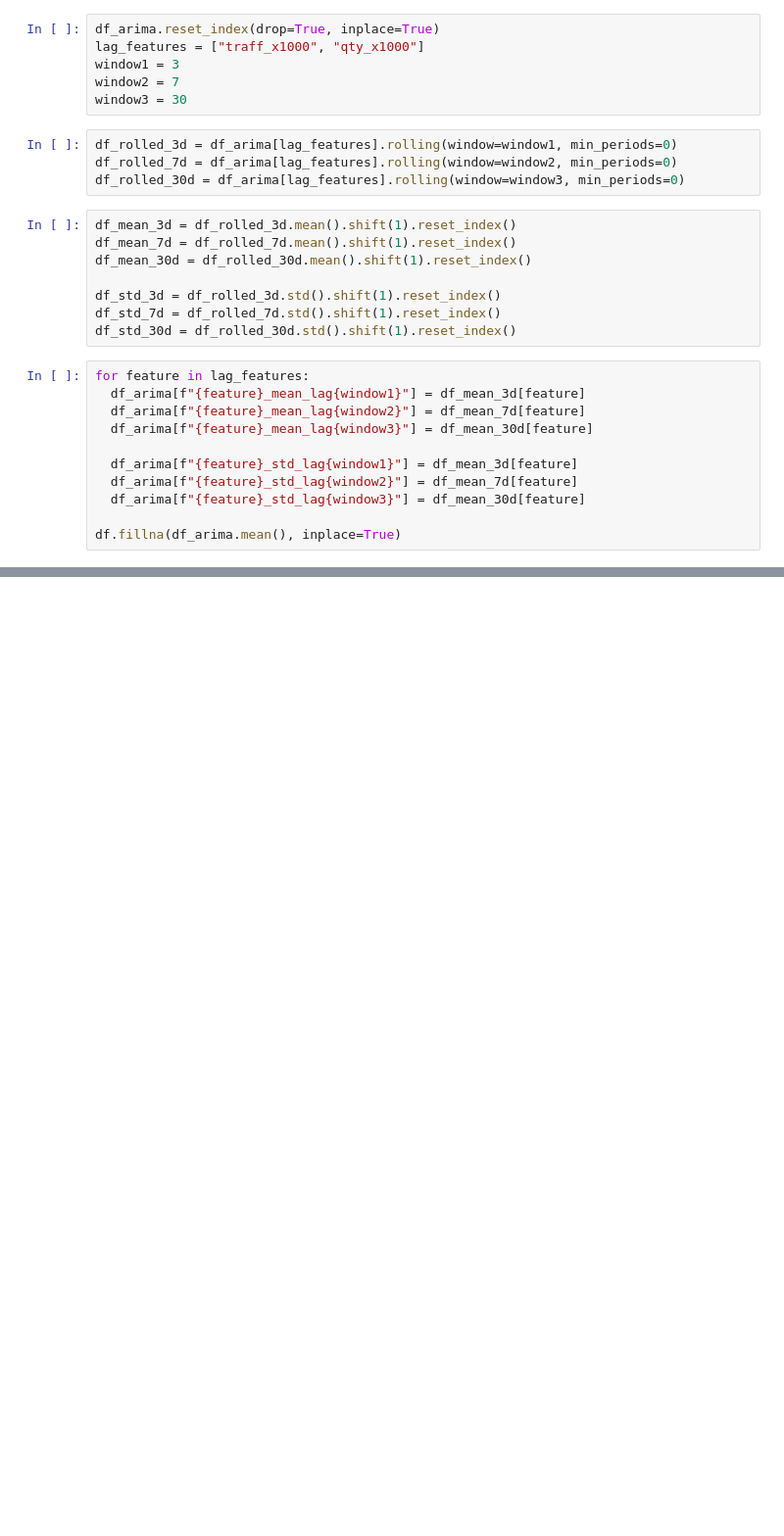
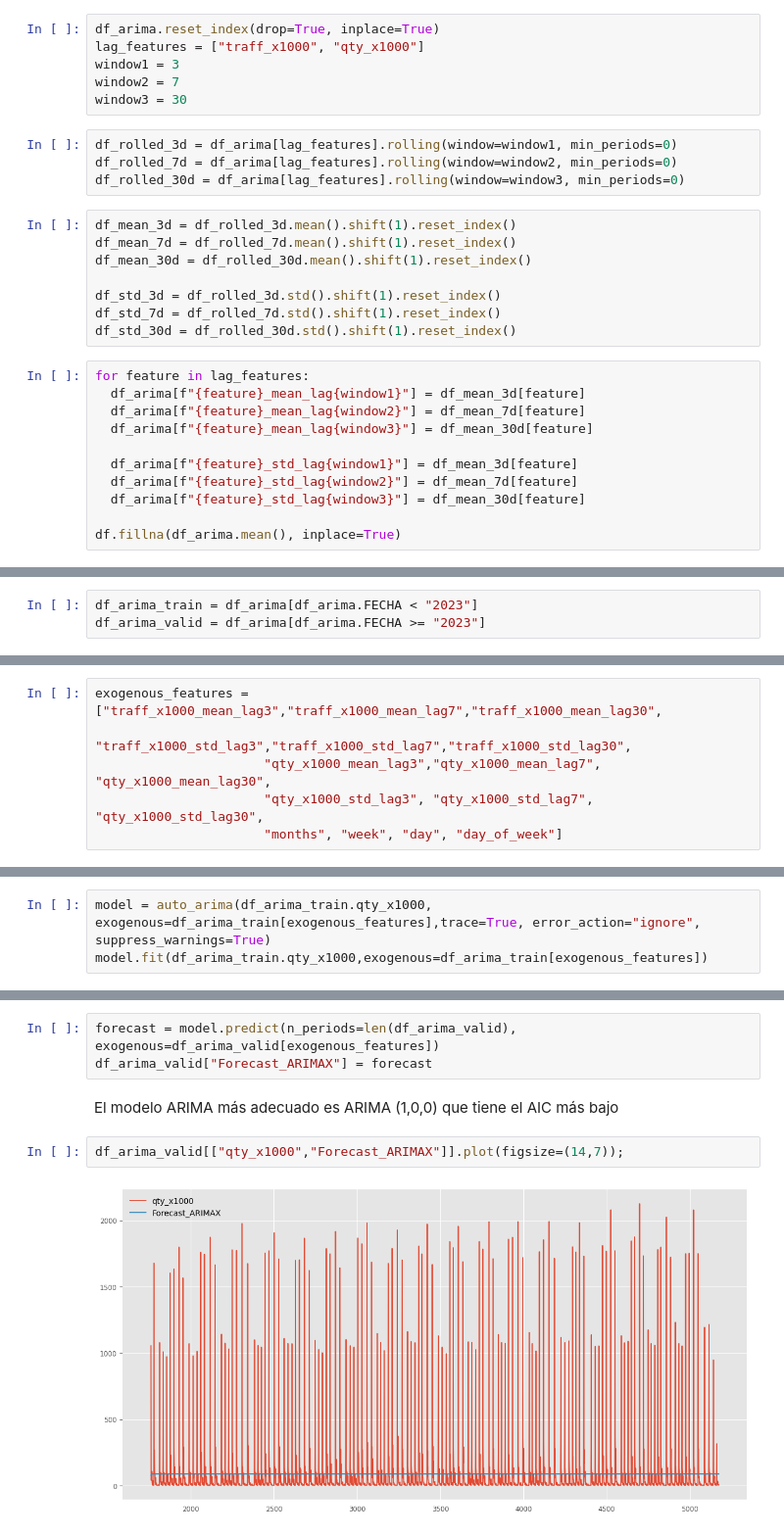
Before and after one commit to gar22891uvg/ProyectoFinalGRP4, a Jupyter notebook: GRP4ProyectoFinal_CasiFinal.ipynb, the cells around one changed output, grey strips where cells are left out. Shown at 98% size. Drawn from its saved outputs; the diff is of its cells as text; blank space fills up the shorter version.

```diff
--- a/GRP4ProyectoFinal_CasiFinal.ipynb
+++ b/GRP4ProyectoFinal_CasiFinal.ipynb
@@ -480,0 +507,3 @@ df_arima.tail()
+# %%
+df_arima_train = df_arima[df_arima.FECHA < "2023"]
+df_arima_valid = df_arima[df_arima.FECHA >= "2023"]
@@ -480,0 +544,6 @@ df_arima.tail()
+# %%
+exogenous_features = ["traff_x1000_mean_lag3","traff_x1000_mean_lag7","traff_x1000_mean_lag30",
+                      "traff_x1000_std_lag3","traff_x1000_std_lag7","traff_x1000_std_lag30",
+                      "qty_x1000_mean_lag3","qty_x1000_mean_lag7", "qty_x1000_mean_lag30",
+                      "qty_x1000_std_lag3", "qty_x1000_std_lag7", "qty_x1000_std_lag30",
+                      "months", "week", "day", "day_of_week"]
@@ -480,0 +552,3 @@ df_arima.tail()
+# %%
+model = auto_arima(df_arima_train.qty_x1000, exogenous=df_arima_train[exogenous_features],trace=True, error_action="ignore", suppress_warnings=True)
+model.fit(df_arima_train.qty_x1000,exogenous=df_arima_train[exogenous_features])
@@ -480,0 +570,9 @@ df_arima.tail()
+# %%
+forecast = model.predict(n_periods=len(df_arima_valid), exogenous=df_arima_valid[exogenous_features])
+df_arima_valid["Forecast_ARIMAX"] = forecast
+# %% [markdown]
+El modelo ARIMA más adecuado es ARIMA (1,0,0) que tiene el AIC más bajo
+# %%
+df_arima_valid[["qty_x1000","Forecast_ARIMAX"]].plot(figsize=(14,7));
+# %% [output]
+[figure, added]
```
Also changed, not shown: parts of 18 cells of this notebook.
